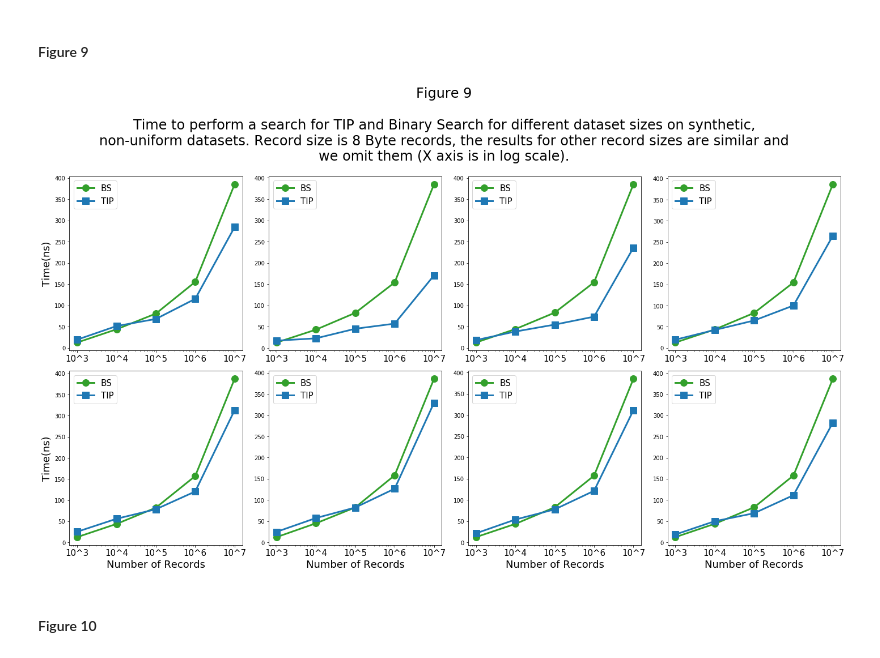
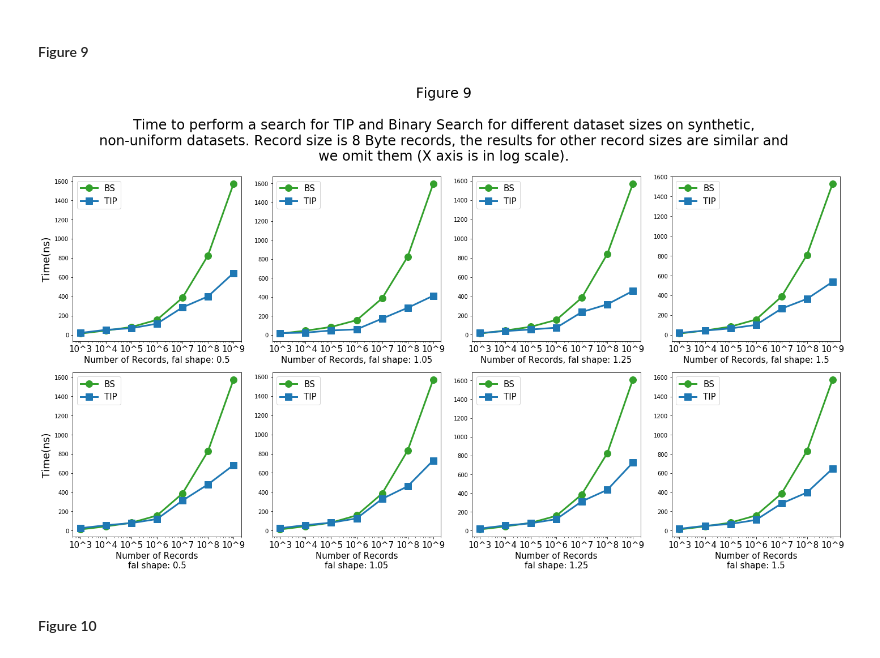
Before and after one commit to UWHustle/Efficiently-Searching-In-Memory-Sorted-Arrays, a Jupyter notebook: reproduce_experiments/CreateFigures.ipynb, the cells around one changed output. Drawn from its saved outputs; the diff is of its cells as text; code cells hidden in the pictures.

```diff
--- a/reproduce_experiments/CreateFigures.ipynb
+++ b/reproduce_experiments/CreateFigures.ipynb
@@ -445,8 +445,9 @@ tsvcfal="fig9_cfal.tsv"
 falResults=get_results(tsvfal)
 cfalResults=get_results(tsvcfal)
 
+
 datasetSizes=[3,4,5,6,7]
-if len(results) > 40:
+if len(falResults) > 40:
     datasetSizes=[3,4,5,6,7,8,9]
 
 shapes = [0.5,1.05,1.25,1.5]
@@ -487,34 +488,38 @@ for i in datasetSizes:
     datasetSizesPlot.append(10**i)
 
 
 figs, axs = plt.subplots(2,4,figsize=(20,10))
 for i in range(0, len(shapes)):
     axs[0,i].plot(datasetSizesPlot, perPlot[i][0],  color=green,marker="o", markersize=12, linewidth=3, label="BS")
     axs[0,i].plot(datasetSizesPlot, perPlot[i][1],  color=blue,marker="s", markersize=12, linewidth=3, label="TIP")
     axs[0,i].set_xscale('log')
     axs[0,i].set_xticks([10**i for i in datasetSizes] )
     axs[0,i].set_xticklabels(["10^"+str(i) for i in datasetSizes], size=15)
     axs[0,i].legend(prop={'size': 15}, loc='upper left')
+    axs[0,i].set_xlabel('Number of Records, fal shape: '+ str(shapes[i]), size=15)
+
 
 for i in range(0, len(shapes)):
     axs[1,i].plot(datasetSizesPlot, perPlot[len(shapes)+i][0],  color=green,marker="o", markersize=12, linewidth=3, label="BS")
     axs[1,i].plot(datasetSizesPlot, perPlot[len(shapes)+i][1],  color=blue,marker="s", markersize=12, linewidth=3, label="TIP")
     axs[1,i].set_xlabel('Number of Records', size=18)
     axs[1,i].set_xscale('log')
     axs[1,i].set_xticks([10**i for i in datasetSizes] )
     axs[1,i].set_xticklabels(["10^"+str(i) for i in datasetSizes], size=15)
     axs[1,i].legend(prop={'size': 15}, loc='upper left')
+    axs[1,i].set_xlabel('Number of Records\nfal shape: '+ str(shapes[i]), size=15)
+
 
 axs[0,0].set_ylabel('Time(ns)', size=18)
 axs[1,0].set_ylabel('Time(ns)', size=18)
 
 caption = "Figure 9\n\nTime to perform a search for TIP and Binary Search for different dataset sizes on synthetic,\nnon-uniform datasets. Record size is 8 Byte records, the results for other record sizes are similar and\nwe omit them (X axis is in log scale)."
 
 figs.suptitle(caption, fontsize=24, x=0.5, y=1.2)
 plt.tight_layout()
 plt.gcf().savefig('./figures/fig9.pdf', format='pdf', bbox_inches='tight')
 # %% [output]
-[figure, old version]
+[figure, new version]
 # %% [markdown]
 #### Figure 10
 # %%
```
Also changed, not shown: 5 other files.
